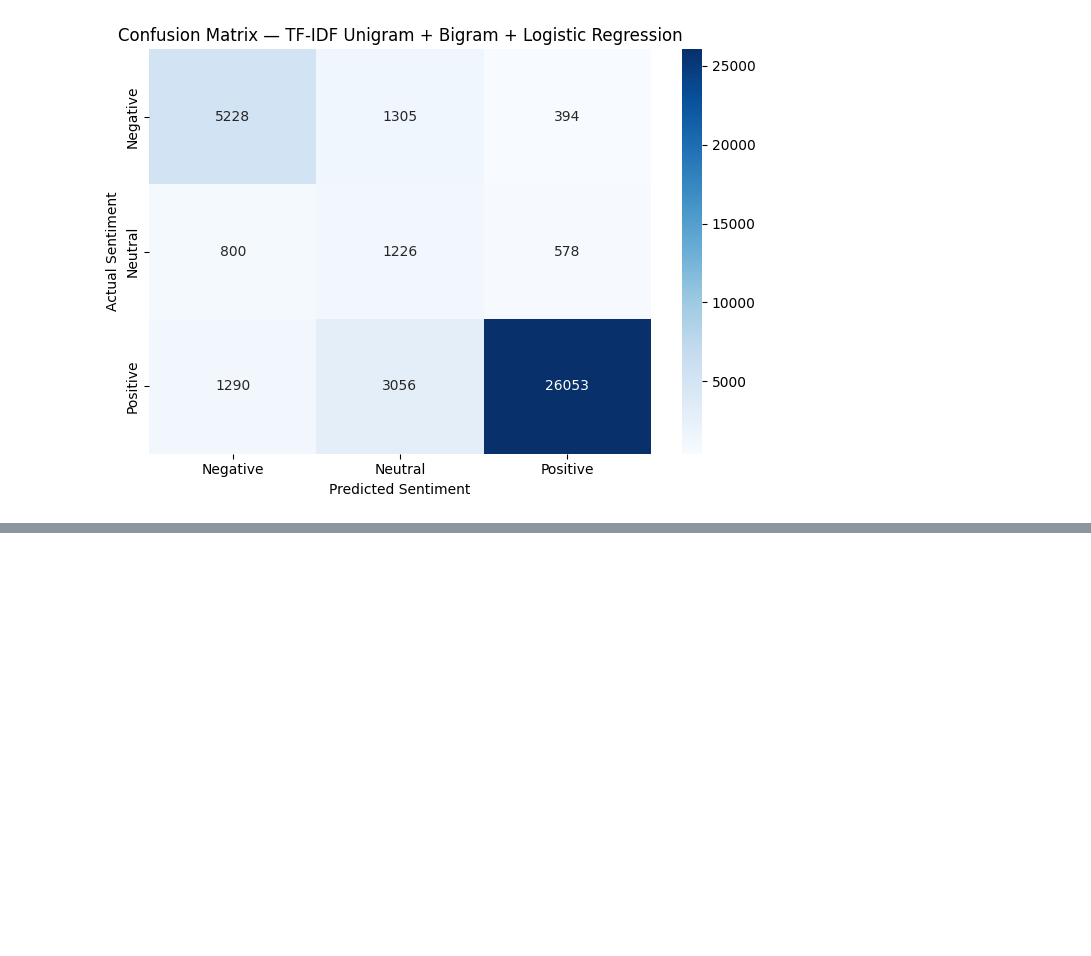
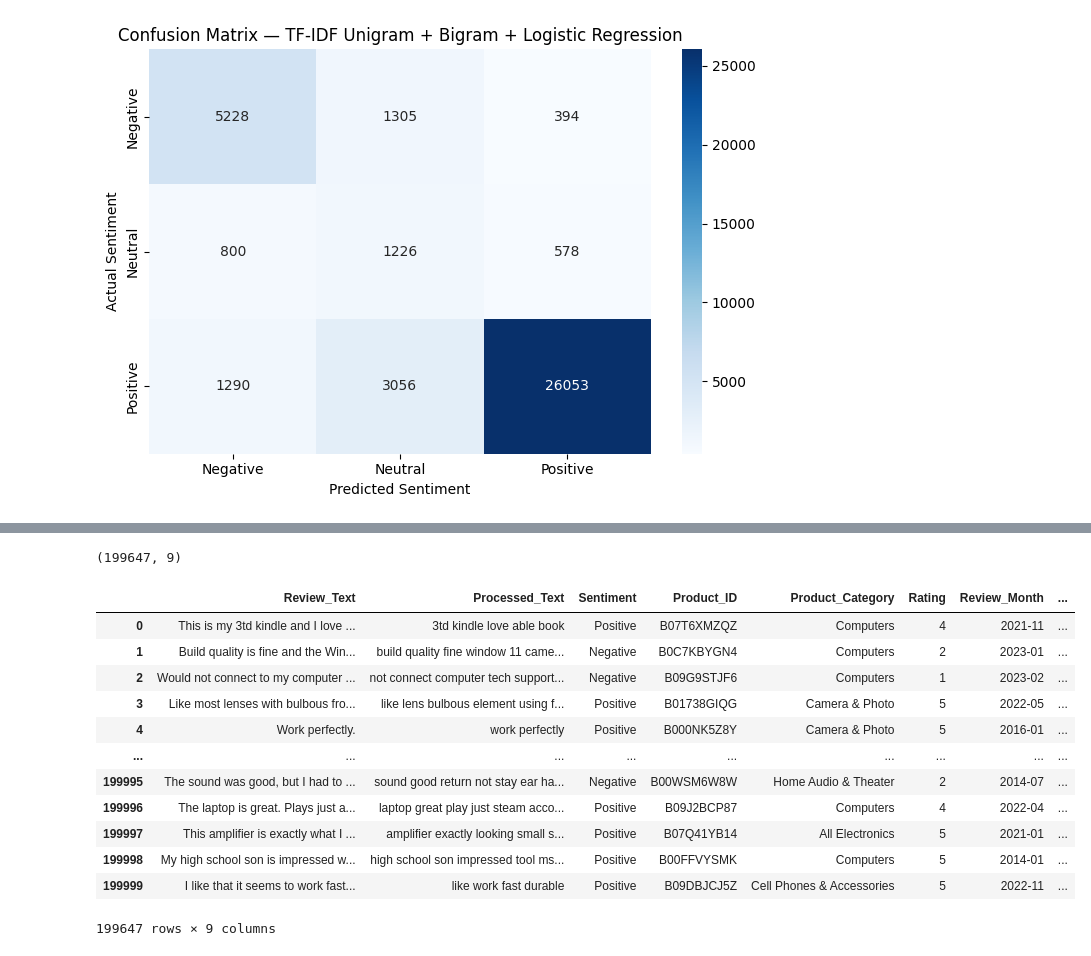
Before and after one commit to UKD1211/Amazon-Electronics-Review-Analytics, a Jupyter notebook: amazon-review-sentiment-analysis.ipynb, the cells around one changed output, grey strips where cells are left out. Saved outputs shown, nothing was run; the diff lists cells and outputs as text; code cells hidden in the pictures; blank space fills up the shorter version.

Commit message:
Kaggle Notebook | amazon_text_process_vectorize | Version 1

```diff
--- a/amazon-review-sentiment-analysis.ipynb
+++ b/amazon-review-sentiment-analysis.ipynb
@@ -1477,3 +1477,42 @@ plt.show()
 ![image.png](attachment:293d0461-f04e-472f-b70d-97e6c40d8439.png)
 
 ![image.png](attachment:fa267901-59a6-4fbe-b85c-e9413687cc3d.png)
+# %%
+final_columns = [
+    "Review_Text",
+    "Processed_Text",
+    "Sentiment",
+    "Product_ID",
+    "Product_Category",
+    "Rating",
+    "Review_Month",
+    "Helpful_Votes",
+    "Verified_Purchase"
+]
+
+df_final = df[final_columns].copy()
+
+df_final.to_csv(
+    "amazon_electronics_processed.csv",
+    index=False
+)
+
+print(df_final.shape)
+# %% [output]
+(199647, 9)
+# %%
+df_final
+# %% [output]
+|  | Review_Text | Processed_Text | Sentiment | Product_ID | Product_Category | Rating | Review_Month | ... |
+| 0 | This is my 3td kindle and I love ... | 3td kindle love able book | Positive | B07T6XMZQZ | Computers | 4 | 2021-11 | ... |
+| 1 | Build quality is fine and the Win... | build quality fine window 11 came... | Negative | B0C7KBYGN4 | Computers | 2 | 2023-01 | ... |
+| 2 | Would not connect to my computer ... | not connect computer tech support... | Negative | B09G9STJF6 | Computers | 1 | 2023-02 | ... |
+| 3 | Like most lenses with bulbous fro... | like lens bulbous element using f... | Positive | B01738GIQG | Camera & Photo | 5 | 2022-05 | ... |
+| 4 | Work perfectly. | work perfectly | Positive | B000NK5Z8Y | Camera & Photo | 5 | 2016-01 | ... |
+| ... | ... | ... | ... | ... | ... | ... | ... | ... |
+| 199995 | The sound was good, but I had to ... | sound good return not stay ear ha... | Negative | B00WSM6W8W | Home Audio & Theater | 2 | 2014-07 | ... |
+| 199996 | The laptop is great. Plays just a... | laptop great play just steam acco... | Positive | B09J2BCP87 | Computers | 4 | 2022-04 | ... |
+| 199997 | This amplifier is exactly what I ... | amplifier exactly looking small s... | Positive | B07Q41YB14 | All Electronics | 5 | 2021-01 | ... |
+| 199998 | My high school son is impressed w... | high school son impressed tool ms... | Positive | B00FFVYSMK | Computers | 5 | 2014-01 | ... |
+| 199999 | I like that it seems to work fast... | like work fast durable | Positive | B09DBJCJ5Z | Cell Phones & Accessories | 5 | 2022-11 | ... |
+199647 rows × 9 columns
```
Also changed, not shown: parts of 1 cell of this notebook.
